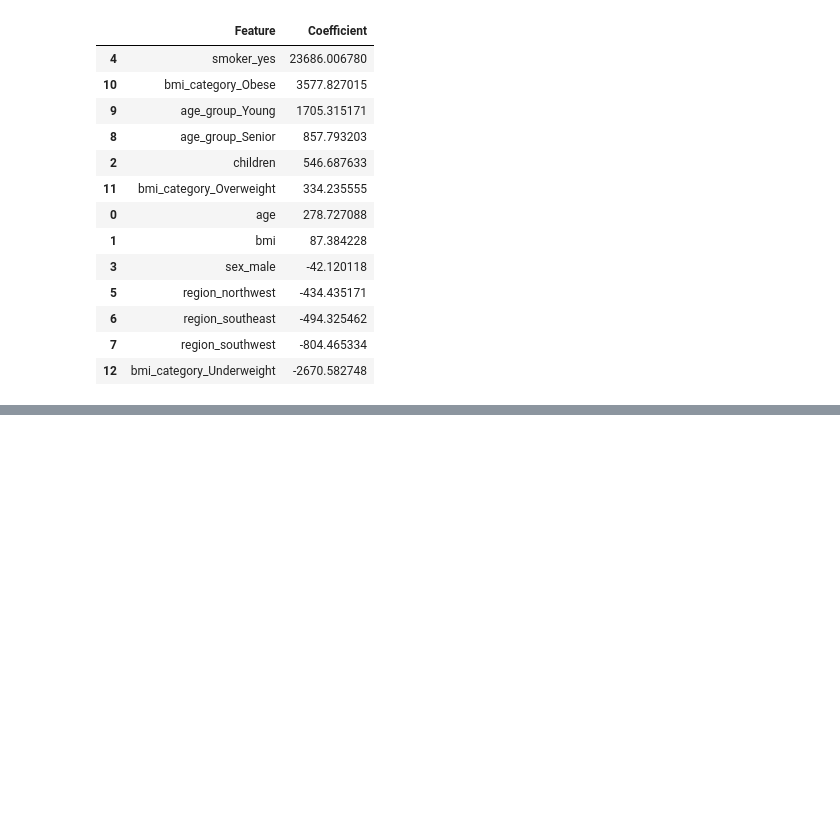
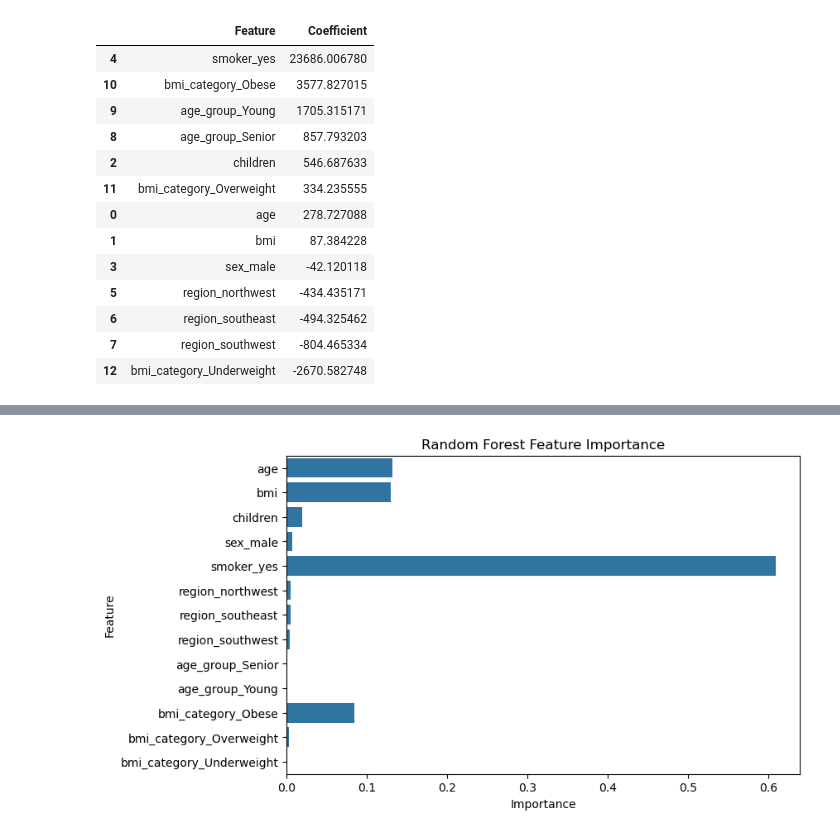
Before and after one commit to meharbansingh25/Medical-Insurance-Cost-Prediction, a Jupyter notebook: Medical Insurance Cost Prediction/Notebook/Medical_Insurance_Cost_Prediction.ipynb, the cells around one changed output, grey strips where cells are left out. Saved outputs shown, nothing was run; the diff lists cells and outputs as text; code cells hidden in the pictures; blank space fills up the shorter version.

```diff
--- a/Medical Insurance Cost Prediction/Notebook/Medical_Insurance_Cost_Prediction.ipynb
+++ b/Medical Insurance Cost Prediction/Notebook/Medical_Insurance_Cost_Prediction.ipynb
@@ -800,0 +924,7 @@ ___________________________________
+# %%
+rf_importance = pd.DataFrame({
+    'Feature': x.columns,
+    'Importance': rf_model.feature_importances_
+})
+
+rf_importance
@@ -800,0 +976,13 @@ ___________________________________
+# %%
+plt.figure(figsize=(8,5))
+
+sns.barplot(
+    x='Importance',
+    y='Feature',
+    data=rf_importance)
+
+plt.title("Random Forest Feature Importance")
+
+plt.show()
+# %% [output]
+[figure, added]
```
Also changed, not shown: parts of 50 cells of this notebook.
